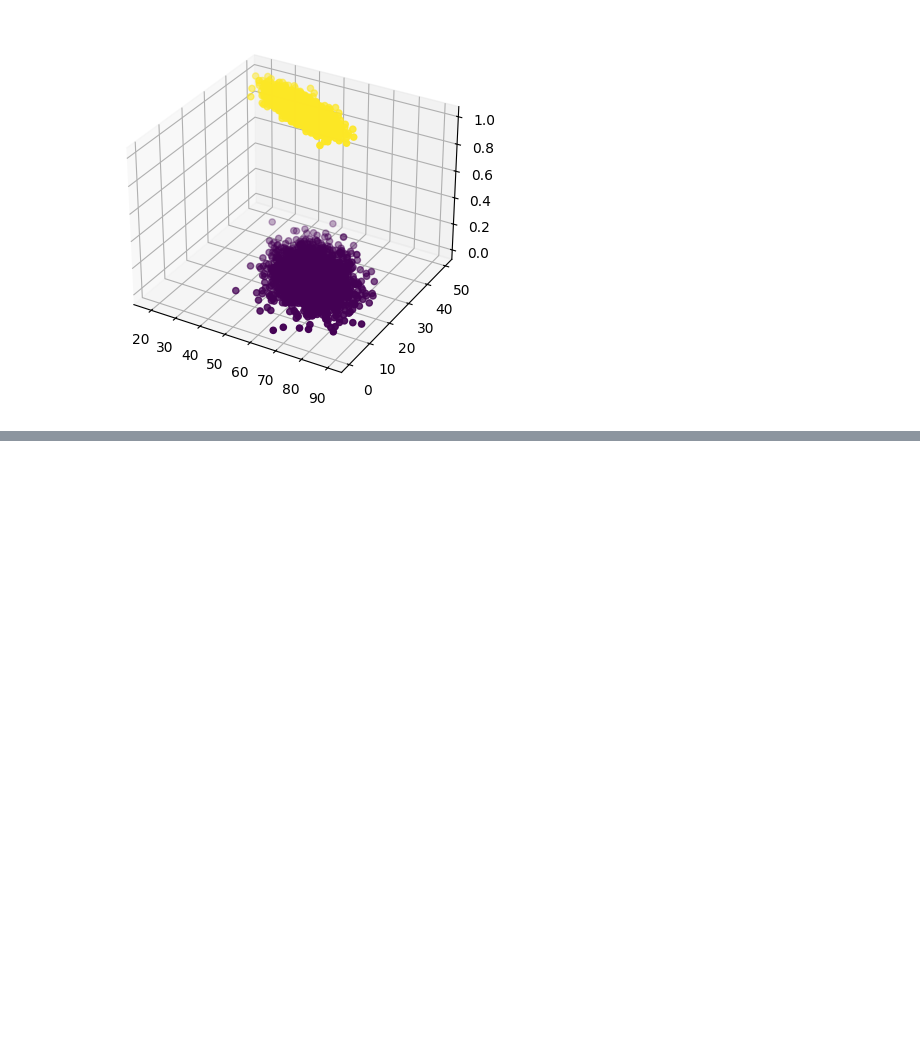
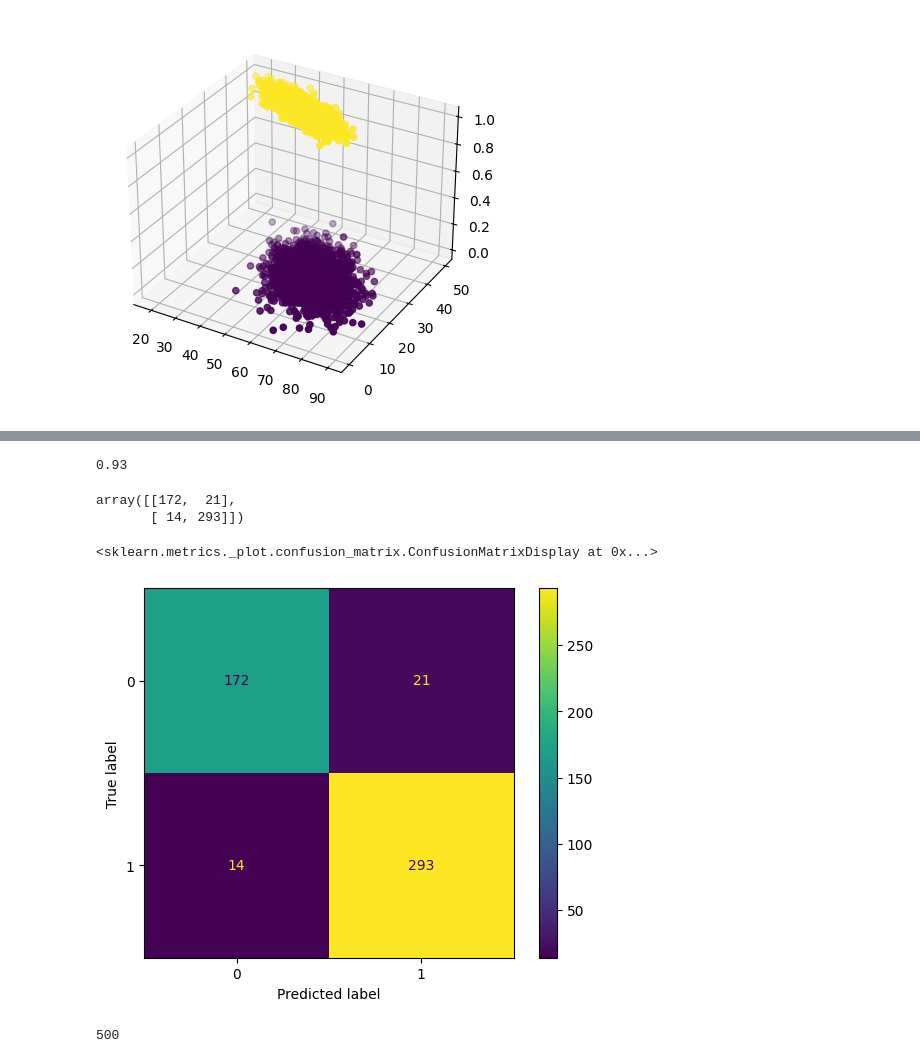
Before and after one commit to sanakulov/ml2, a Jupyter notebook: w8.ipynb, the cells around one changed output, grey strips where cells are left out. Drawn from its saved outputs; the diff is of its cells as text; code cells hidden in the pictures; blank space fills up the shorter version.

```diff
--- a/w8.ipynb
+++ b/w8.ipynb
@@ -82,0 +102,4 @@ ax.scatter(df['age'], df['physical_score'], df['test_result'], c=df['test_result
+# %%
+scaled_X_train = scaler.fit_transform(X_train)
+# %%
+scaled_X_test = scaler.transform(X_test)
@@ -82,0 +128,4 @@ ax.scatter(df['age'], df['physical_score'], df['test_result'], c=df['test_result
+# %%
+log_model = LogisticRegression()
+# %%
+log_model.fit(scaled_X_train, y_train)
@@ -82,0 +234,9 @@ ax.scatter(df['age'], df['physical_score'], df['test_result'], c=df['test_result
+# %%
+accuracy_score(y_test, y_pred)
+# %% [output]
+0.93
+# %%
+confusion_matrix(y_test, y_pred)
+# %% [output]
+array([[172,  21],
+       [ 14, 293]])
@@ -82,0 +246,11 @@ ax.scatter(df['age'], df['physical_score'], df['test_result'], c=df['test_result
+# %%
+# эта функция и сама предскажет, и сама свизуализирует
+ConfusionMatrixDisplay.from_estimator(log_model, scaled_X_test, y_test)
+# тут смотрим, чтобы TP и TN сильно отличались от FP и FN. но можно и нормализовать
+# %% [output]
+<sklearn.metrics._plot.confusion_matrix.ConfusionMatrixDisplay at 0x...>
+[figure, added]
+# %%
+len(y_test)
+# %% [output]
+500
```
Also changed, not shown: parts of 32 cells of this notebook.
